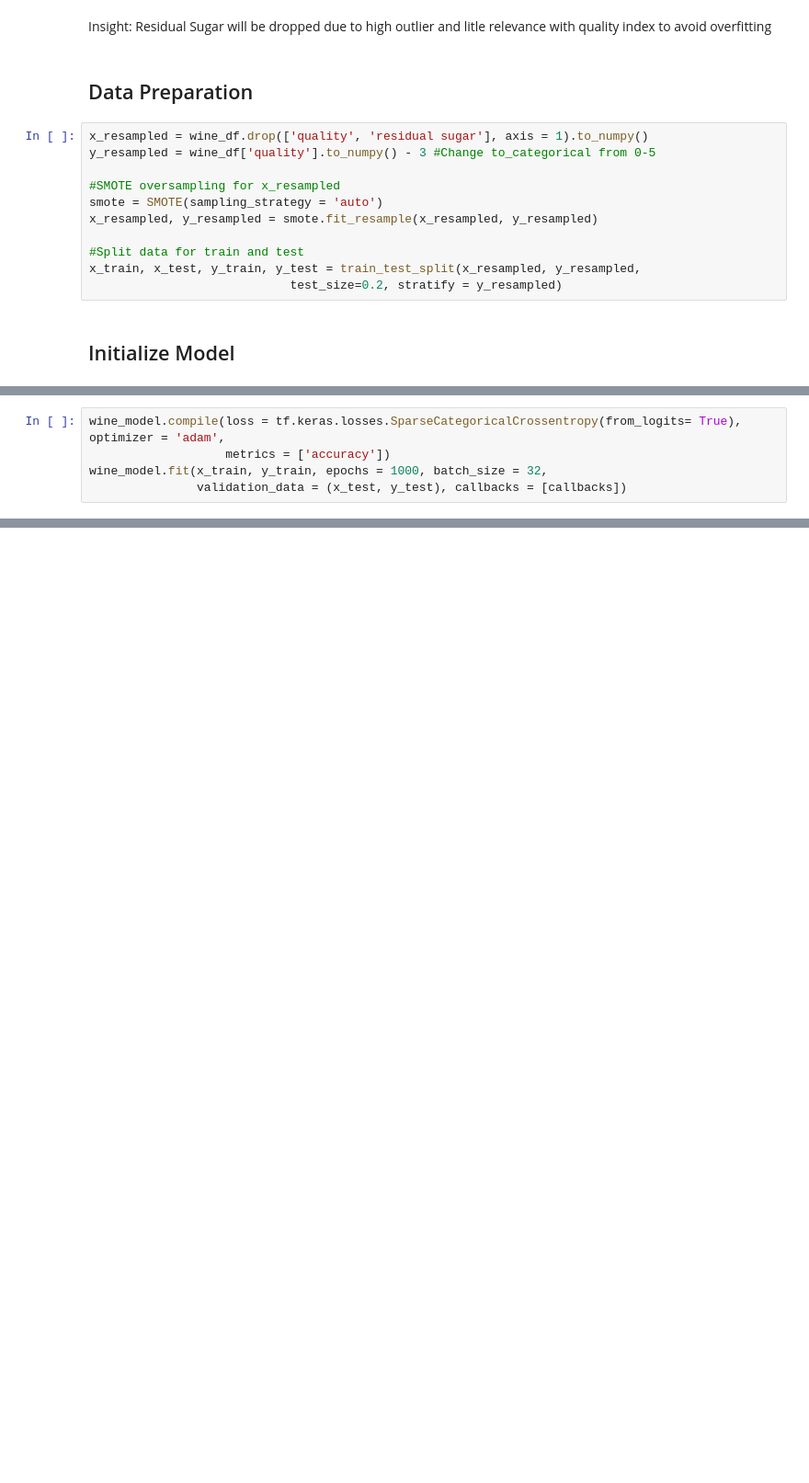
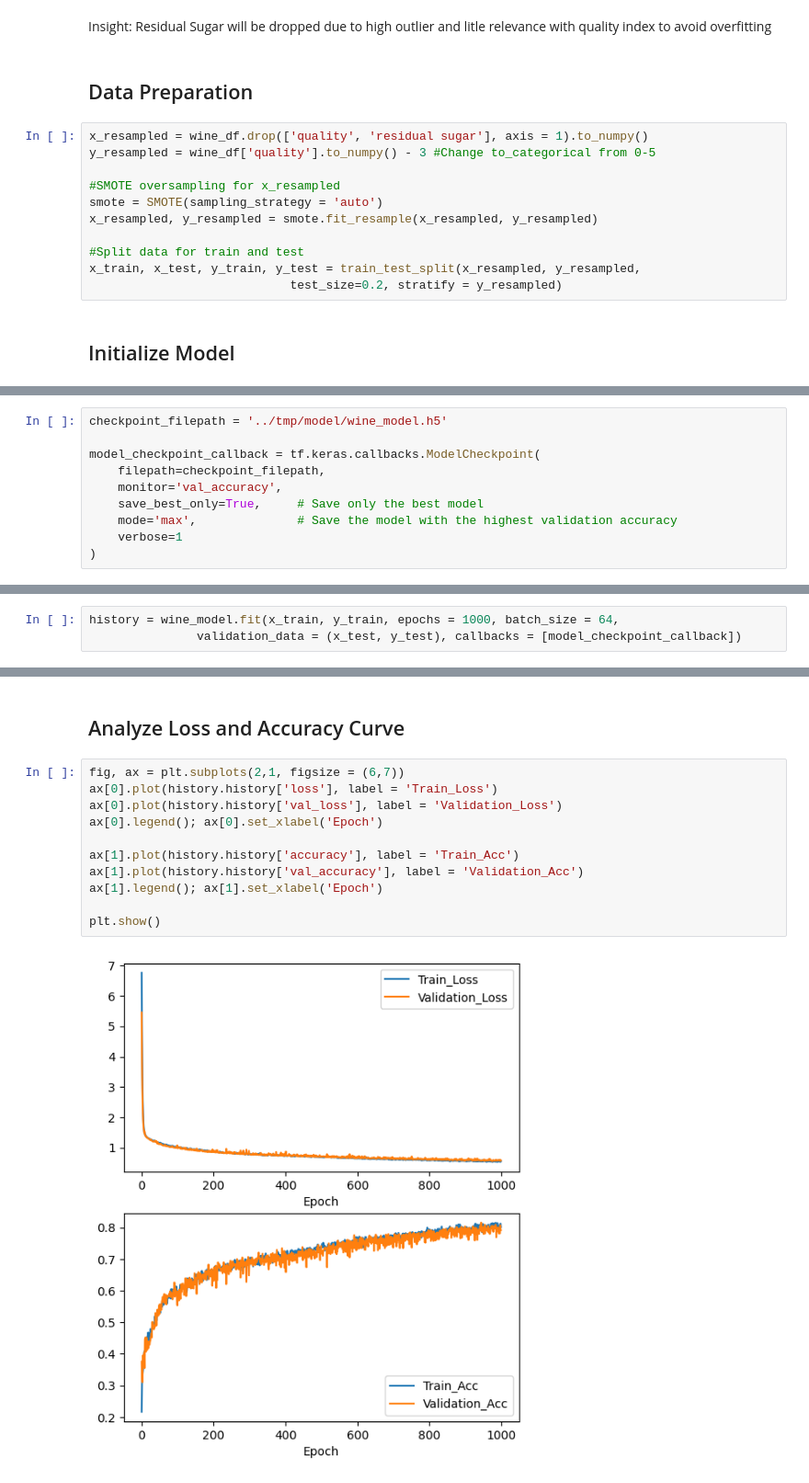
Before and after one commit to Andiko-K/Wine-Quality-Analysis, a Jupyter notebook: Wine_Quality_Index.ipynb, the cells around one changed output, grey strips where cells are left out. Shown at 92% size. Cells and saved outputs as stored; diff of their text form; blank space fills up the shorter version.

```diff
--- a/Wine_Quality_Index.ipynb
+++ b/Wine_Quality_Index.ipynb
@@ -274,0 +318,10 @@ callbacks = myCallback()
+# %%
+checkpoint_filepath = '../tmp/model/wine_model.h5'
+
+model_checkpoint_callback = tf.keras.callbacks.ModelCheckpoint(
+    filepath=checkpoint_filepath,
+    monitor='val_accuracy',
+    save_best_only=True,     # Save only the best model
+    mode='max',              # Save the model with the highest validation accuracy
+    verbose=1
+)
@@ -275,7 +330,5 @@ callbacks = myCallback()
 # %%
-wine_model.compile(loss = tf.keras.losses.SparseCategoricalCrossentropy(from_logits= True), optimizer = 'adam',
-                   metrics = ['accuracy'])
-wine_model.fit(x_train, y_train, epochs = 1000, batch_size = 32,
-               validation_data = (x_test, y_test), callbacks = [callbacks])
+history = wine_model.fit(x_train, y_train, epochs = 1000, batch_size = 64,
+               validation_data = (x_test, y_test), callbacks = [model_checkpoint_callback])
 # %% [output]
 Epoch 1/1000
@@ -307,0 +366,15 @@ Predicted Value: 2 vs Original Value: 2
+# %% [markdown]
+## Analyze Loss and Accuracy Curve
+# %%
+fig, ax = plt.subplots(2,1, figsize = (6,7))
+ax[0].plot(history.history['loss'], label = 'Train_Loss')
+ax[0].plot(history.history['val_loss'], label = 'Validation_Loss')
+ax[0].legend(); ax[0].set_xlabel('Epoch')
+
+ax[1].plot(history.history['accuracy'], label = 'Train_Acc')
+ax[1].plot(history.history['val_accuracy'], label = 'Validation_Acc')
+ax[1].legend(); ax[1].set_xlabel('Epoch')
+
+plt.show()
+# %% [output]
+[figure, added]
```
Also changed, not shown: parts of 21 cells of this notebook.
